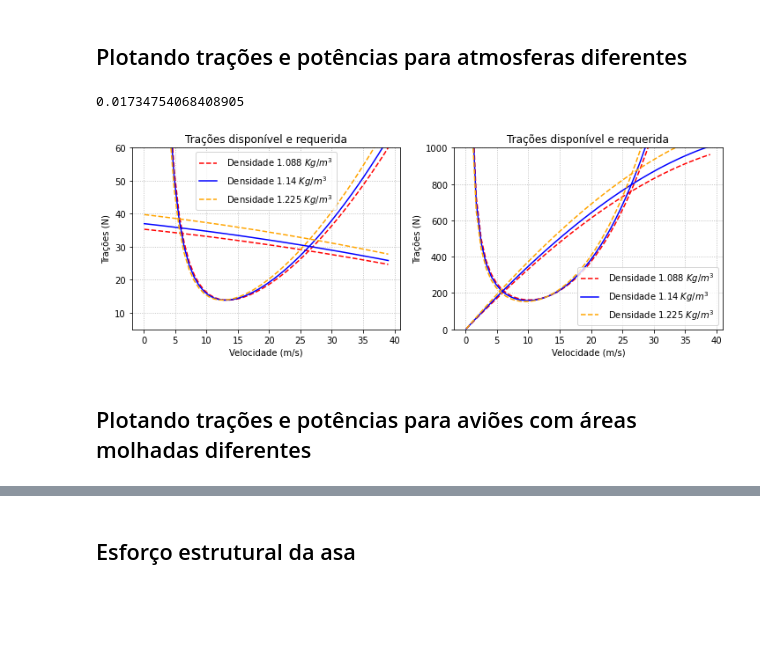
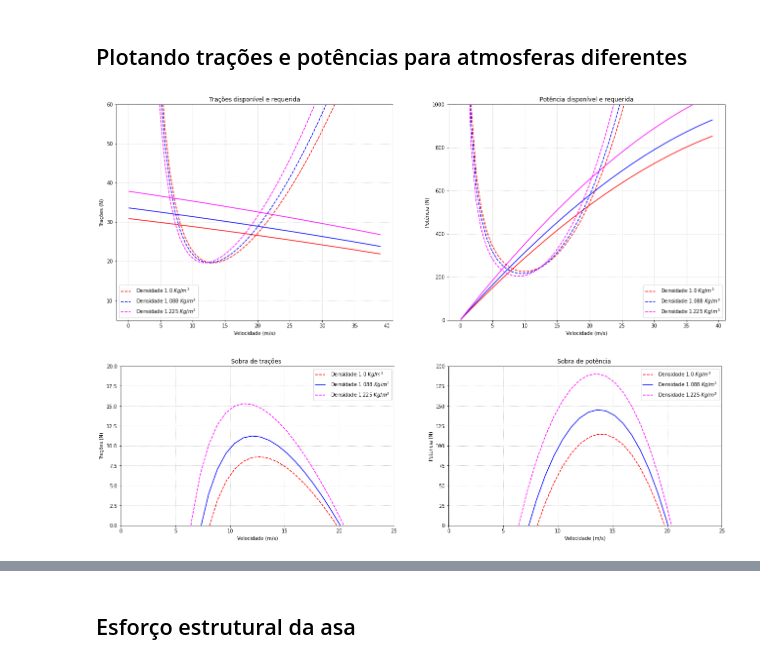
Before and after one commit to Chabole/Python, a Jupyter notebook: Projeto Zebra/Resumo_Aeronáutica.ipynb, the cells around one changed output, grey strips where cells are left out. Saved outputs shown, nothing was run; the diff lists cells and outputs as text; code cells hidden in the pictures; blank space fills up the shorter version.

Commit message:
Master update trações e potências

```diff
--- a/Projeto Zebra/Resumo_Aeronáutica.ipynb
+++ b/Projeto Zebra/Resumo_Aeronáutica.ipynb
@@ -104,41 +109,57 @@ ax.grid(linestyle='dotted', linewidth=1)
 # %% [markdown]
 ## Plotando trações e potências para atmosferas diferentes
 # %%
-Zb = zp.Airplane()
+Zb = Airplane(b=1.8, S=0.684, Af=0.556, c=0.392, CLmax= 1.613, Load=5.5, mv=2.8, CLn=1.111, Swet= 16, Tc=(-0.001, -0.225, 35.225))
 
 #Vetor de velocidade e densidades
 V = np.linspace(0.1, 39)
-densidades = np.array((1.088, 1.14, 1.225))
+densidades = np.array((1, 1.088, 1.225))
 
 #Colocar estilos no gráfico
-Cores = np.array(('red', 'blue', 'orange'))
+Cores = np.array(('red', 'blue', 'fuchsia'))
 Lines = np.array(('--','-','--'))
+Markers= np.array(('^', 'o', 'd', 'v', '.'))
 
 #Criando o objeto ax (gráfico) com 2 subplots
-fig, (ax, ax2) = plt.subplots(1, 2,  figsize=(12,3.8))
+fig, (ax, ax2) = plt.subplots(1, 2,  figsize=(22, 8))
 ax.set(title='Trações disponível e requerida', xlabel='Velocidade (m/s)', ylabel='Trações (N)')
-ax2.set(title='Trações disponível e requerida', xlabel='Velocidade (m/s)', ylabel='Trações (N)')
+ax2.set(title='Potência disponível e requerida', xlabel='Velocidade (m/s)', ylabel='Potência (N)')
+
+fig, ax3 =  plt.subplots(1, 2, figsize=(22, 6))
+ax3[0].set(title='Sobra de trações ', xlabel='Velocidade (m/s)', ylabel='Trações (N)')
+ax3[1].set(title='Sobra de potência ', xlabel='Velocidade (m/s)', ylabel='Potência (N)')
 
 #iterando para cada avião, cor e line
-for dens, cor, line  in zip(densidades, Cores, Lines):
+for dens, cor, line in zip(densidades, Cores, Lines):
 
     #Construir a linha do subplot 1 - Trações
-    ax.plot(V, Zb.trac_Available(V, rho=dens), color=cor, ls=line)
-    ax.plot(V, Zb.trac_Req(V, rho=dens), color=cor, ls=line, label=f' Densidade {dens} $Kg/m^3$')
+    ax.plot(V, Zb.trac_Available(V, rho=dens),color=cor, ls='-')
+    ax.plot(V, Zb.trac_Req(V, rho=dens), color=cor, ls='--', label=f' Densidade {dens} $Kg/m^3$')
 
     #Construir a linha do subplot 2 - Potências
-    ax2.plot(V, Zb.pot_Available(V, rho=dens), color=cor, ls=line,)
-    ax2.plot(V, Zb.pot_Req(V, rho=dens), color=cor, ls=line,  label=f' Densidade {dens} $Kg/m^3$')
+    ax2.plot(V, Zb.pot_Available(V, rho=dens), color=cor, ls='-',)
+    ax2.plot(V, Zb.pot_Req(V, rho=dens), color=cor, ls='--',  label=f' Densidade {dens} $Kg/m^3$')
 
+    ax3[0].plot(V, Zb.trac_Dif(V, rho=dens), color=cor, ls=line,  label=f' Densidade {dens} $Kg/m^3$')
+    ax3[1].plot(V, Zb.pot_Dif(V, rho=dens), color=cor, ls=line,  label=f' Densidade {dens} $Kg/m^3$')
 
-ax.set_ylim(5,60)
-ax2.set_ylim(0,1000)
+ax.set_ylim(5, 60)
 ax.legend()
+ax.grid(linestyle='dotted')
+
+ax2.set_ylim(0, 1000)
 ax2.legend()
-ax.grid(linestyle='dotted')
 ax2.grid(linestyle='dotted')
+
+ax3[0].set_ylim(0, 20)
+ax3[0].set_xlim(0, 25)
+ax3[0].legend()
+ax3[0].grid(linestyle='dotted')
+
+ax3[1].set_ylim(0, 200)
+ax3[1].set_xlim(0, 25)
+ax3[1].legend()
+ax3[1].grid(linestyle='dotted')
 # %% [output]
-0.01734754068408905
-[figure, old version]
+[figure, new version]
+[figure, added]
-# %% [markdown]
-##  Plotando trações e potências para aviões com áreas molhadas diferentes
```
Also changed, not shown: parts of 17 cells of this notebook.
